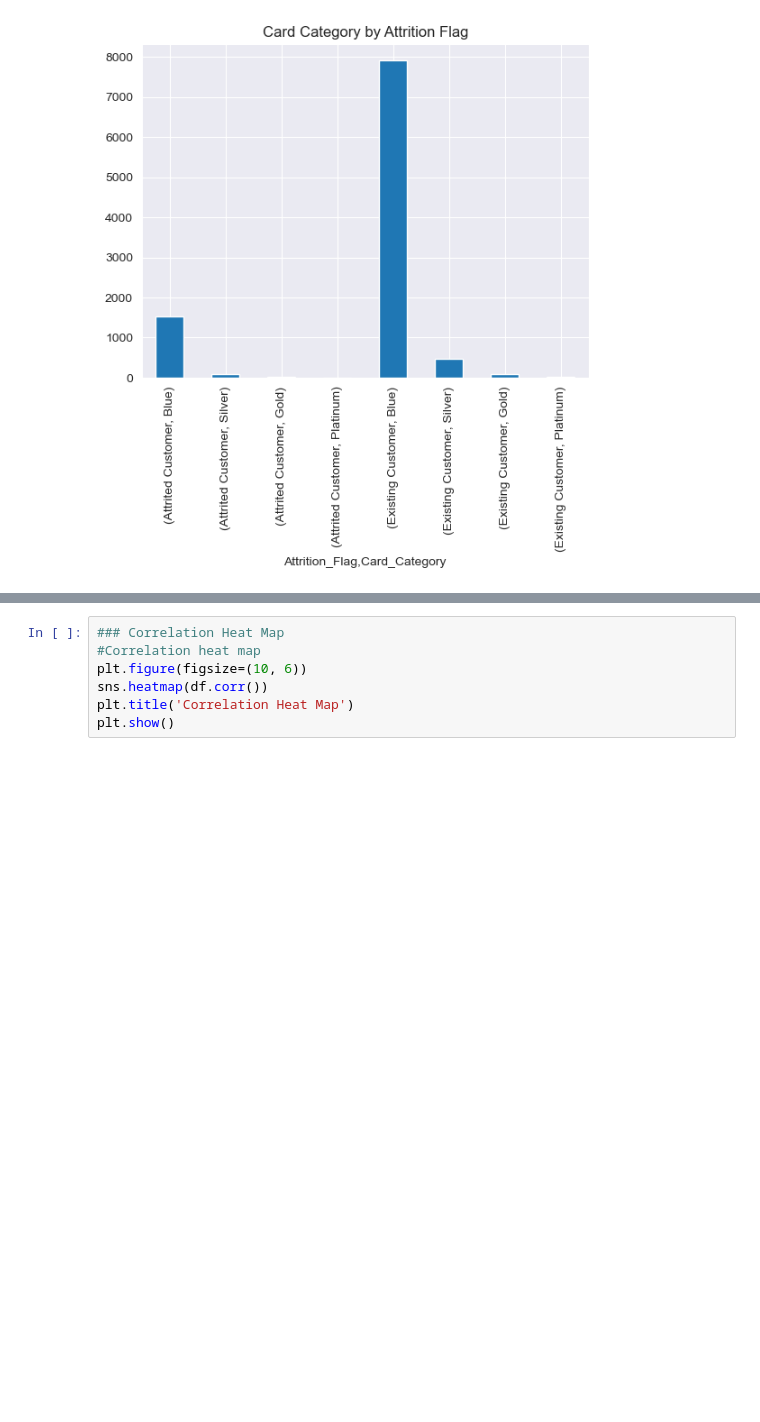
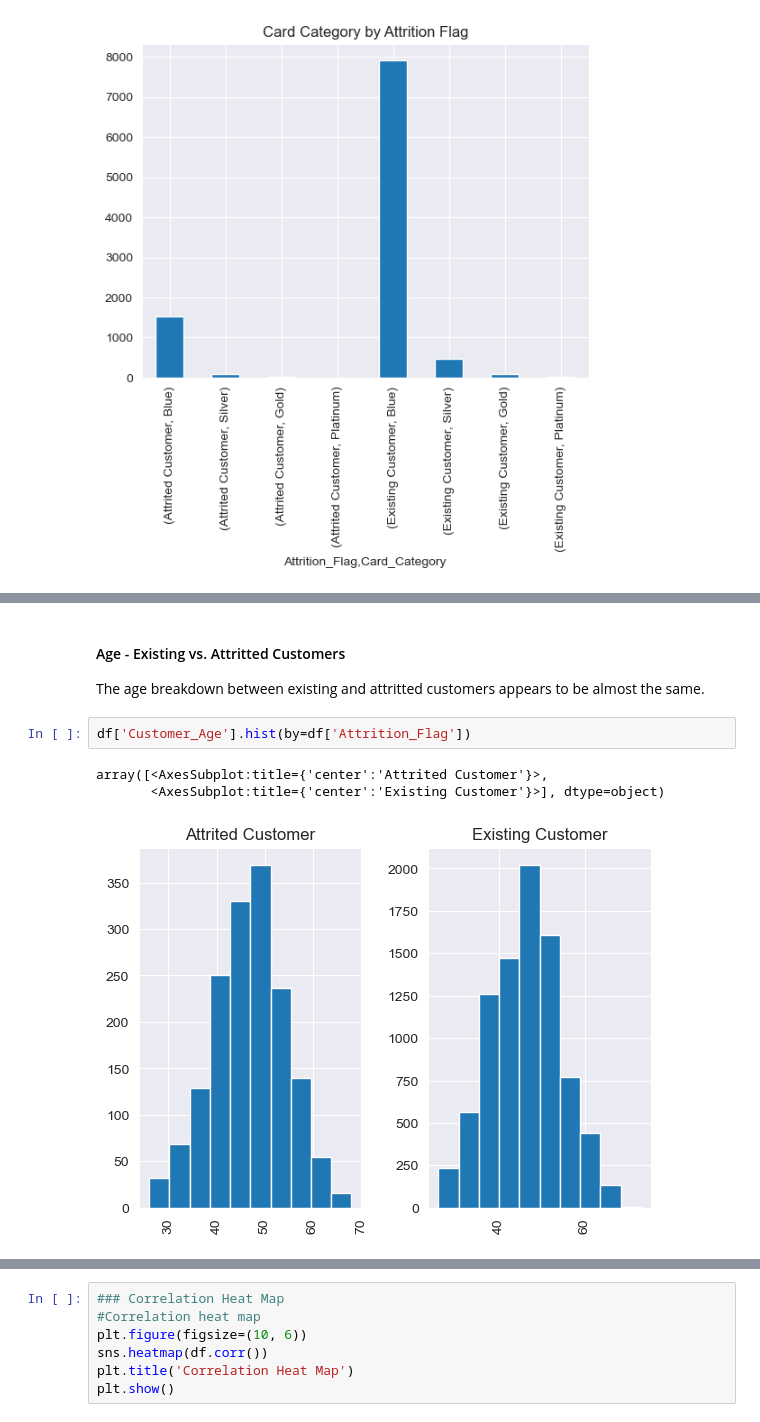
Before and after one commit to alsuarezvu/dsc540_ml_project, a Jupyter notebook: BankChurn.ipynb, the cells around one changed output, grey strips where cells are left out. Cells and saved outputs as stored; diff of their text form; blank space fills up the shorter version.

```diff
--- a/BankChurn.ipynb
+++ b/BankChurn.ipynb
@@ -316,0 +338,10 @@ df_attrition_gender.plot.bar(x='Attrition_Flag', stacked=True, title='Card Categ
+# %% [markdown]
+#### Age - Existing vs. Attritted Customers
+
+The age breakdown between existing and attritted customers appears to be almost the same.
+# %%
+df['Customer_Age'].hist(by=df['Attrition_Flag'])
+# %% [output]
+array([<AxesSubplot:title={'center':'Attrited Customer'}>,
+       <AxesSubplot:title={'center':'Existing Customer'}>], dtype=object)
+[figure, added]
```
Also changed, not shown: parts of 56 cells of this notebook.
